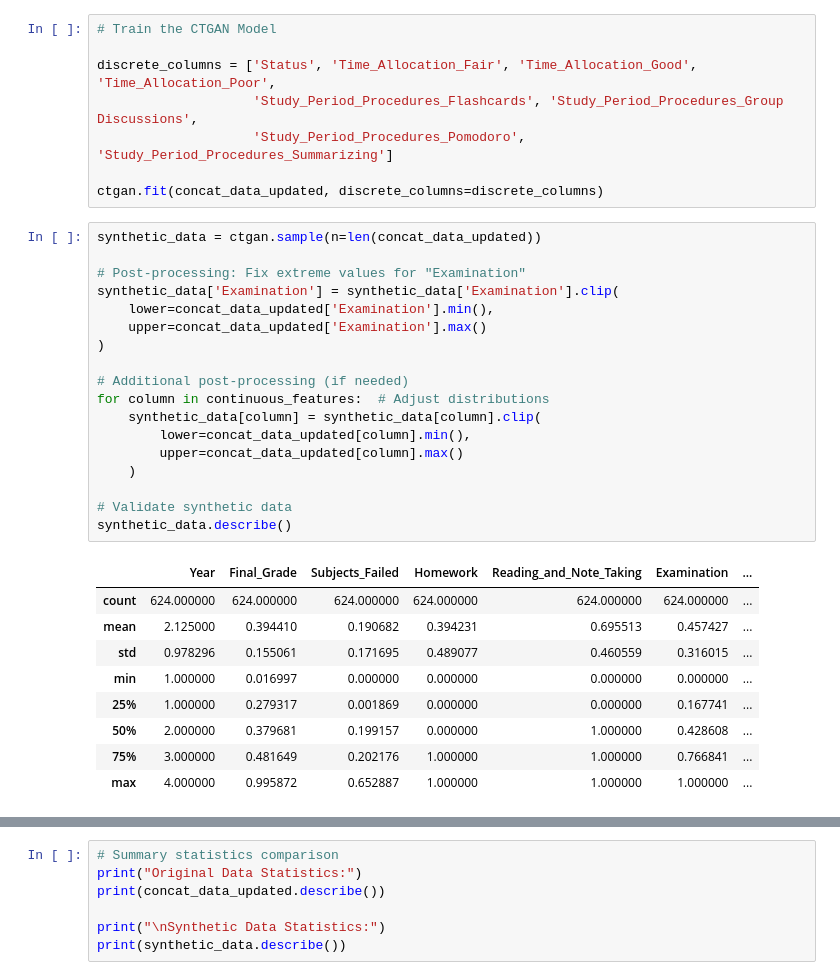
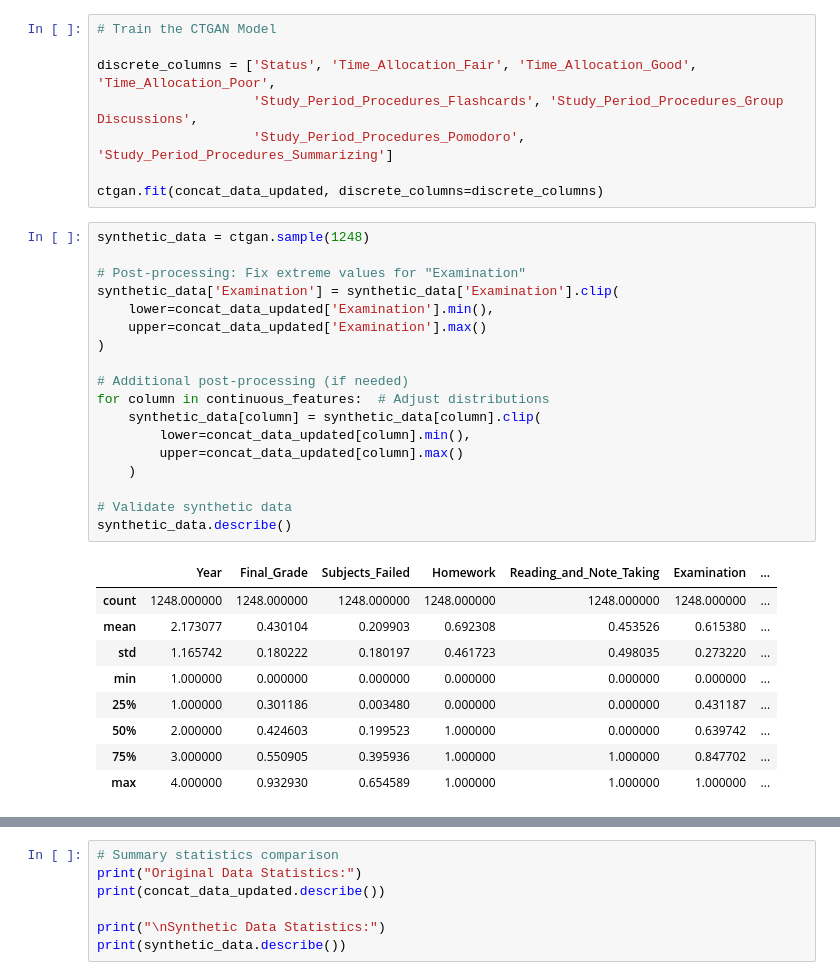
Before and after one commit to IrisHeartPrado/PREDICTIVE-MODELING-OF-STUDENT-ACADEMIC-PERFORMANCE-BASED-ON-STUDY-HABITS-USING-A-COMBINATION-OF-SUP, a Jupyter notebook: RANDOM FOREST_GANS_25 convert copy 4.ipynb, the cells around one changed output, grey strips where cells are left out. Cells and saved outputs as stored; diff of their text form.

```diff
--- a/RANDOM FOREST_GANS_25 convert copy 4.ipynb
+++ b/RANDOM FOREST_GANS_25 convert copy 4.ipynb
@@ -576,33 +576,33 @@ discrete_columns = ['Status', 'Time_Allocation_Fair', 'Time_Allocation_Good', 'T
 
 ctgan.fit(concat_data_updated, discrete_columns=discrete_columns)
 # %%
-synthetic_data = ctgan.sample(n=len(concat_data_updated))
+synthetic_data = ctgan.sample(1248)
 
 # Post-processing: Fix extreme values for "Examination"
 synthetic_data['Examination'] = synthetic_data['Examination'].clip(
     lower=concat_data_updated['Examination'].min(),
     upper=concat_data_updated['Examination'].max()
 )
 
 # Additional post-processing (if needed)
 for column in continuous_features:  # Adjust distributions
     synthetic_data[column] = synthetic_data[column].clip(
         lower=concat_data_updated[column].min(),
         upper=concat_data_updated[column].max()
     )
 
 # Validate synthetic data
 synthetic_data.describe()
 # %% [output]
 |  | Year | Final_Grade | Subjects_Failed | Homework | Reading_and_Note_Taking | Examination | ... |
-| count | 624.000000 | 624.000000 | 624.000000 | 624.000000 | 624.000000 | 624.000000 | ... |
-| mean | 2.125000 | 0.394410 | 0.190682 | 0.394231 | 0.695513 | 0.457427 | ... |
-| std | 0.978296 | 0.155061 | 0.171695 | 0.489077 | 0.460559 | 0.316015 | ... |
-| min | 1.000000 | 0.016997 | 0.000000 | 0.000000 | 0.000000 | 0.000000 | ... |
-| 25% | 1.000000 | 0.279317 | 0.001869 | 0.000000 | 0.000000 | 0.167741 | ... |
-| 50% | 2.000000 | 0.379681 | 0.199157 | 0.000000 | 1.000000 | 0.428608 | ... |
-| 75% | 3.000000 | 0.481649 | 0.202176 | 1.000000 | 1.000000 | 0.766841 | ... |
-| max | 4.000000 | 0.995872 | 0.652887 | 1.000000 | 1.000000 | 1.000000 | ... |
+| count | 1248.000000 | 1248.000000 | 1248.000000 | 1248.000000 | 1248.000000 | 1248.000000 | ... |
+| mean | 2.173077 | 0.430104 | 0.209903 | 0.692308 | 0.453526 | 0.615380 | ... |
+| std | 1.165742 | 0.180222 | 0.180197 | 0.461723 | 0.498035 | 0.273220 | ... |
+| min | 1.000000 | 0.000000 | 0.000000 | 0.000000 | 0.000000 | 0.000000 | ... |
+| 25% | 1.000000 | 0.301186 | 0.003480 | 0.000000 | 0.000000 | 0.431187 | ... |
+| 50% | 2.000000 | 0.424603 | 0.199523 | 1.000000 | 0.000000 | 0.639742 | ... |
+| 75% | 3.000000 | 0.550905 | 0.395936 | 1.000000 | 1.000000 | 0.847702 | ... |
+| max | 4.000000 | 0.932930 | 0.654589 | 1.000000 | 1.000000 | 1.000000 | ... |
 # %%
 #Visualization for the distribution of numerical features between the original and synthetic datasets.
 import matplotlib.pyplot as plt
```
Also changed, not shown: parts of 8 cells of this notebook.
